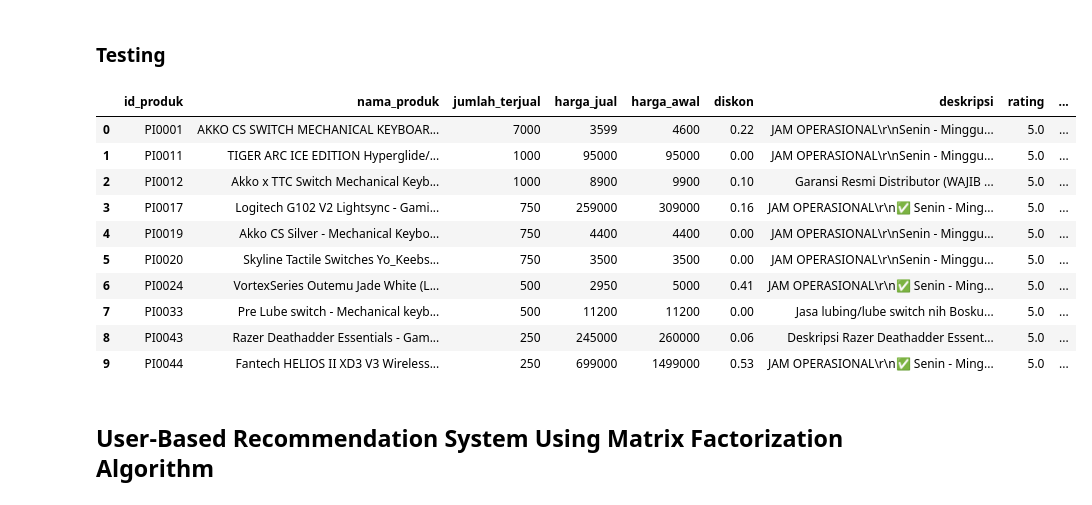
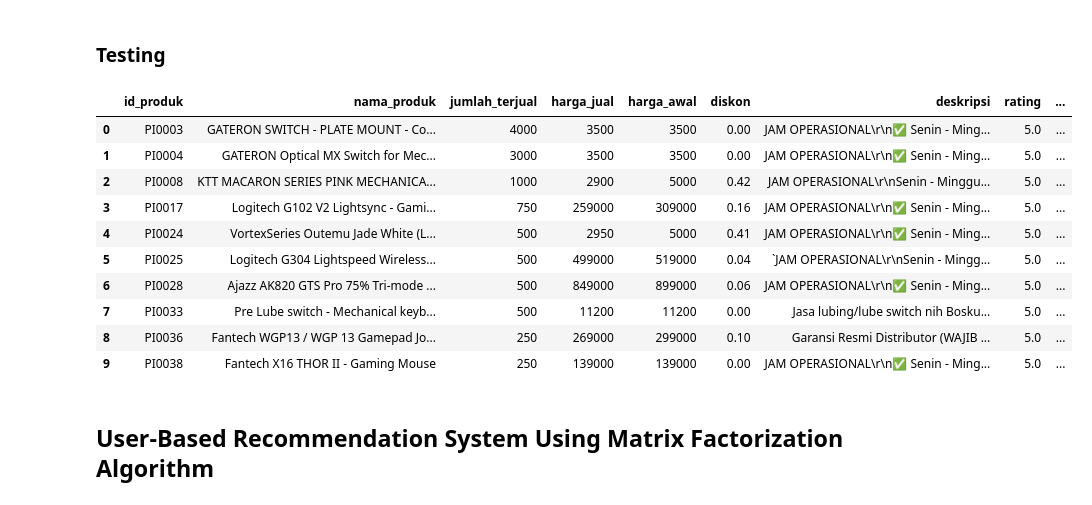
Before and after one commit to picessakresna/GoodGamingShop-Recommendation-Website, a Jupyter notebook: final-project/data-analysis/analysis-goodgamingshop1 (1).ipynb, the cells around one changed output. Drawn from its saved outputs; the diff is of its cells as text; code cells hidden in the pictures.

```diff
--- a/final-project/data-analysis/analysis-goodgamingshop1 (1).ipynb
+++ b/final-project/data-analysis/analysis-goodgamingshop1 (1).ipynb
@@ -506,8 +506,7 @@ recommendations
 # %% [markdown]
 ## User-Based Recommendation System Using Collaborative Filltering and Matrix Factorization Algorithms
 # %%
-# User-Based Recommendation System Using Collaborative Filltering and Matrix Factorization Algorithms
-def get_user_based_recommendations(user_id, df_products, pivot_table, algo, n_recommendations=None):
+def get_user_based_recommendations(user_id, df_products, pivot_table, cosine_sim_cf, algo, n_recommendations=None):
     if user_id not in pivot_table.index:
         return f"User ID '{user_id}' not found.", 404
 
@@ -515,17 +514,16 @@ def get_user_based_recommendations(user_id, df_products, pivot_table, algo, n_re
     user_ratings = pivot_table.loc[user_id]
 
     # Find similar users based on cosine similarity
-    similar_users = cosine_similarity(pivot_table)
-    similar_users_scores = list(enumerate(similar_users[user_idx]))
-    similar_users_scores = sorted(similar_users_scores, key=lambda x: x[1], reverse=True)
+    sim_scores_cf = list(enumerate(cosine_sim_cf[user_idx]))
+    sim_scores_cf = sorted(sim_scores_cf, key=lambda x: x[1], reverse=True)
 
     if n_recommendations is not None:
-        similar_users_scores = similar_users_scores[1:n_recommendations+1]
+        sim_scores_cf = sim_scores_cf[1:n_recommendations+1]
     else:
-        similar_users_scores = similar_users_scores[1:]
+        sim_scores_cf = sim_scores_cf[1:]
 
     recommended_products = {}
-    for user in similar_users_scores:
+    for user in sim_scores_cf:
         similar_user_idx = user[0]
         similar_user_ratings = pivot_table.iloc[similar_user_idx]
         for product_id, rating in similar_user_ratings.items():
@@ -574,21 +572,21 @@ def get_user_based_recommendations(user_id, df_products, pivot_table, algo, n_re
 ### Testing
 # %%
 user_id = 'UI0008'
-recommendations = get_user_based_recommendations(user_id, df_products, pivot_table, algo, 10)
+recommendations = get_user_based_recommendations(user_id, df_products, pivot_table, cosine_sim_cf, algo, 10)
 recommendations = pd.json_normalize(recommendations)
 recommendations
 # %% [output]
 |  | id_produk | nama_produk | jumlah_terjual | harga_jual | harga_awal | diskon | deskripsi | rating | ... |
-| 0 | PI0001 | AKKO CS SWITCH MECHANICAL KEYBOAR... | 7000 | 3599 | 4600 | 0.22 | JAM OPERASIONAL\r\nSenin - Minggu... | 5.0 | ... |
-| 1 | PI0011 | TIGER ARC ICE EDITION Hyperglide/... | 1000 | 95000 | 95000 | 0.00 | JAM OPERASIONAL\r\nSenin - Minggu... | 5.0 | ... |
-| 2 | PI0012 | Akko x TTC Switch Mechanical Keyb... | 1000 | 8900 | 9900 | 0.10 | Garansi Resmi Distributor (WAJIB ... | 5.0 | ... |
+| 0 | PI0003 | GATERON SWITCH - PLATE MOUNT - Co... | 4000 | 3500 | 3500 | 0.00 | JAM OPERASIONAL\r\n✅ Senin - Ming... | 5.0 | ... |
+| 1 | PI0004 | GATERON Optical MX Switch for Mec... | 3000 | 3500 | 3500 | 0.00 | JAM OPERASIONAL\r\n✅ Senin - Ming... | 5.0 | ... |
+| 2 | PI0008 | KTT MACARON SERIES PINK MECHANICA... | 1000 | 2900 | 5000 | 0.42 | JAM OPERASIONAL\r\nSenin - Minggu... | 5.0 | ... |
 | 3 | PI0017 | Logitech G102 V2 Lightsync - Gami... | 750 | 259000 | 309000 | 0.16 | JAM OPERASIONAL\r\n✅ Senin - Ming... | 5.0 | ... |
-| 4 | PI0019 | Akko CS Silver - Mechanical Keybo... | 750 | 4400 | 4400 | 0.00 | JAM OPERASIONAL\r\nSenin - Minggu... | 5.0 | ... |
-| 5 | PI0020 | Skyline Tactile Switches Yo_Keebs... | 750 | 3500 | 3500 | 0.00 | JAM OPERASIONAL\r\nSenin - Minggu... | 5.0 | ... |
-| 6 | PI0024 | VortexSeries Outemu Jade White (L... | 500 | 2950 | 5000 | 0.41 | JAM OPERASIONAL\r\n✅ Senin - Ming... | 5.0 | ... |
+| 4 | PI0024 | VortexSeries Outemu Jade White (L... | 500 | 2950 | 5000 | 0.41 | JAM OPERASIONAL\r\n✅ Senin - Ming... | 5.0 | ... |
+| 5 | PI0025 | Logitech G304 Lightspeed Wireless... | 500 | 499000 | 519000 | 0.04 | `JAM OPERASIONAL\r\nSenin - Mingg... | 5.0 | ... |
+| 6 | PI0028 | Ajazz AK820 GTS Pro 75% Tri-mode ... | 500 | 849000 | 899000 | 0.06 | JAM OPERASIONAL\r\n✅ Senin - Ming... | 5.0 | ... |
 | 7 | PI0033 | Pre Lube switch - Mechanical keyb... | 500 | 11200 | 11200 | 0.00 | Jasa lubing/lube switch nih Bosku... | 5.0 | ... |
-| 8 | PI0043 | Razer Deathadder Essentials - Gam... | 250 | 245000 | 260000 | 0.06 | Deskripsi Razer Deathadder Essent... | 5.0 | ... |
-| 9 | PI0044 | Fantech HELIOS II XD3 V3 Wireless... | 250 | 699000 | 1499000 | 0.53 | JAM OPERASIONAL\r\n✅ Senin - Ming... | 5.0 | ... |
+| 8 | PI0036 | Fantech WGP13 / WGP 13 Gamepad Jo... | 250 | 269000 | 299000 | 0.10 | Garansi Resmi Distributor (WAJIB ... | 5.0 | ... |
+| 9 | PI0038 | Fantech X16 THOR II - Gaming Mouse | 250 | 139000 | 139000 | 0.00 | JAM OPERASIONAL\r\n✅ Senin - Ming... | 5.0 | ... |
 # %% [markdown]
 ## User-Based Recommendation System Using Matrix Factorization Algorithm
 # %% [markdown]
```
Also changed, not shown: parts of 5 cells of this notebook, 1 other file.
